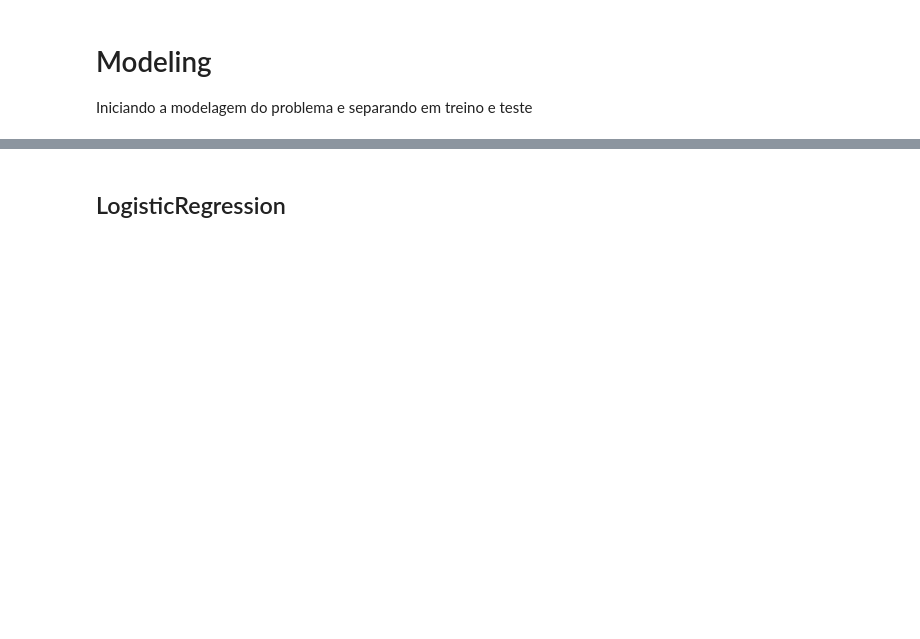
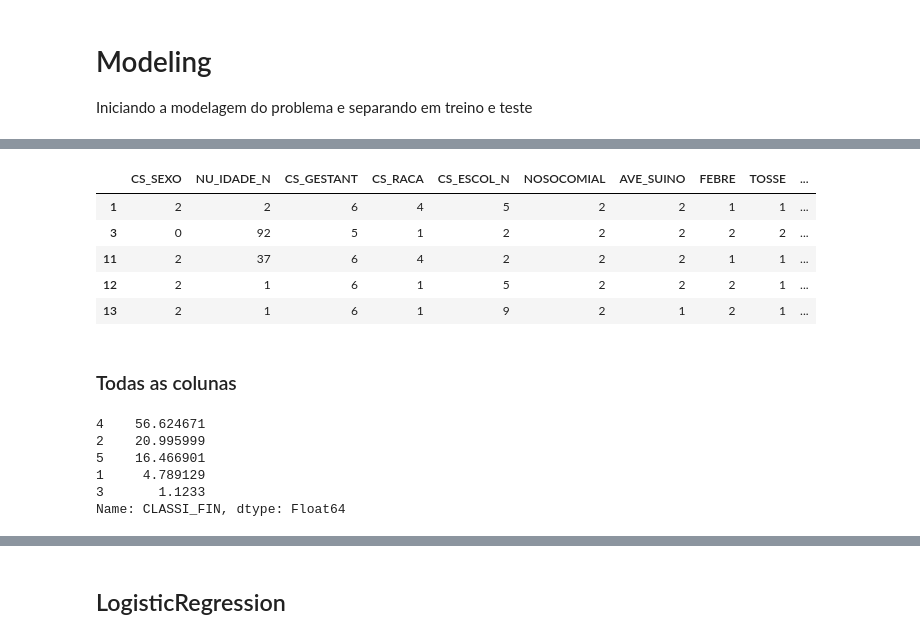
Before and after one commit to GTBelini22/Modelo-de-machine-learning-para-predicao-de-problemas-respiratorios, a Jupyter notebook: Tratando_os_dados.ipynb, the cells around one changed output, grey strips where cells are left out. Saved outputs shown, nothing was run; the diff lists cells and outputs as text; code cells hidden in the pictures; blank space fills up the shorter version.

```diff
--- a/Tratando_os_dados.ipynb
+++ b/Tratando_os_dados.ipynb
@@ -508,0 +521,14 @@ from sklearn.metrics import accuracy_score, f1_score, precision_score, balanced_
+# %%
+# Teste para encontrar as melhores colunas
+colunas_para_previsao = df_final[['CS_SEXO', 'NU_IDADE_N','CS_GESTANT', 'CS_RACA', 'CS_ESCOL_N', 'NOSOCOMIAL',
+                                  'AVE_SUINO','FEBRE', 'TOSSE', 'GARGANTA', 'DISPNEIA', 'DESC_RESP', 'SATURACAO', 'DIARREIA',
+                                  'VOMITO','PUERPERA','FATOR_RISC','CARDIOPATI', 'HEMATOLOGI', 'SIND_DOWN', 'HEPATICA', 'ASMA', 'DIABETES',
+                                  'NEUROLOGIC', 'PNEUMOPATI', 'IMUNODEPRE', 'RENAL', 'OBESIDADE', 'VACINA','Coriza', 'CLASSI_FIN']]
+colunas_para_previsao.head()
+# %% [output]
+|  | CS_SEXO | NU_IDADE_N | CS_GESTANT | CS_RACA | CS_ESCOL_N | NOSOCOMIAL | AVE_SUINO | FEBRE | TOSSE | ... |
+| 1 | 2 | 2 | 6 | 4 | 5 | 2 | 2 | 1 | 1 | ... |
+| 3 | 0 | 92 | 5 | 1 | 2 | 2 | 2 | 2 | 2 | ... |
+| 11 | 2 | 37 | 6 | 4 | 2 | 2 | 2 | 1 | 1 | ... |
+| 12 | 2 | 1 | 6 | 1 | 5 | 2 | 2 | 2 | 1 | ... |
+| 13 | 2 | 1 | 6 | 1 | 9 | 2 | 1 | 2 | 1 | ... |
@@ -509,3 +543,5 @@ from sklearn.metrics import accuracy_score, f1_score, precision_score, balanced_
+# %% [markdown]
+### Todas as colunas
 # %%
 # Separando em x e em y
 colunas_x = [coluna for coluna in df_final.columns if coluna != 'CLASSI_FIN']
@@ -514,5 +550,14 @@ colunas_x = [coluna for coluna in df_final.columns if coluna != 'CLASSI_FIN']
 x = df_final[colunas_x]
 
 y= df_final[['CLASSI_FIN']]
+# %%
+df_final['CLASSI_FIN'].value_counts()/len(df_final)*100
+# %% [output]
+4    56.624671
+2    20.995999
+5    16.466901
+1     4.789129
+3       1.1233
+Name: CLASSI_FIN, dtype: Float64
 # %%
 # Separando em treino e teste
```
Also changed, not shown: parts of 11 cells of this notebook.
